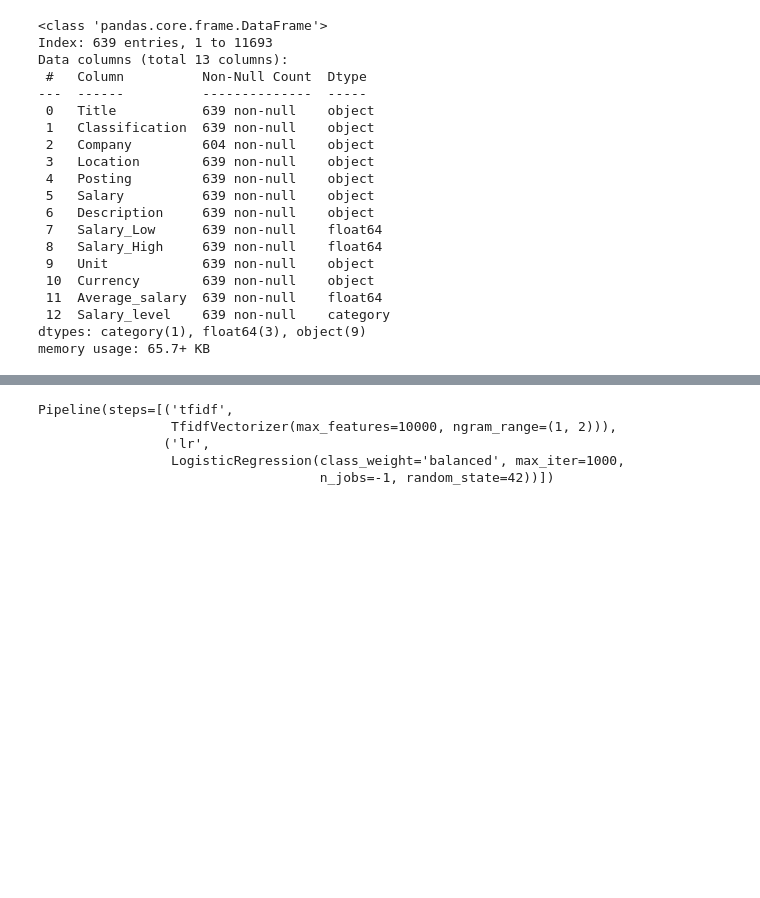
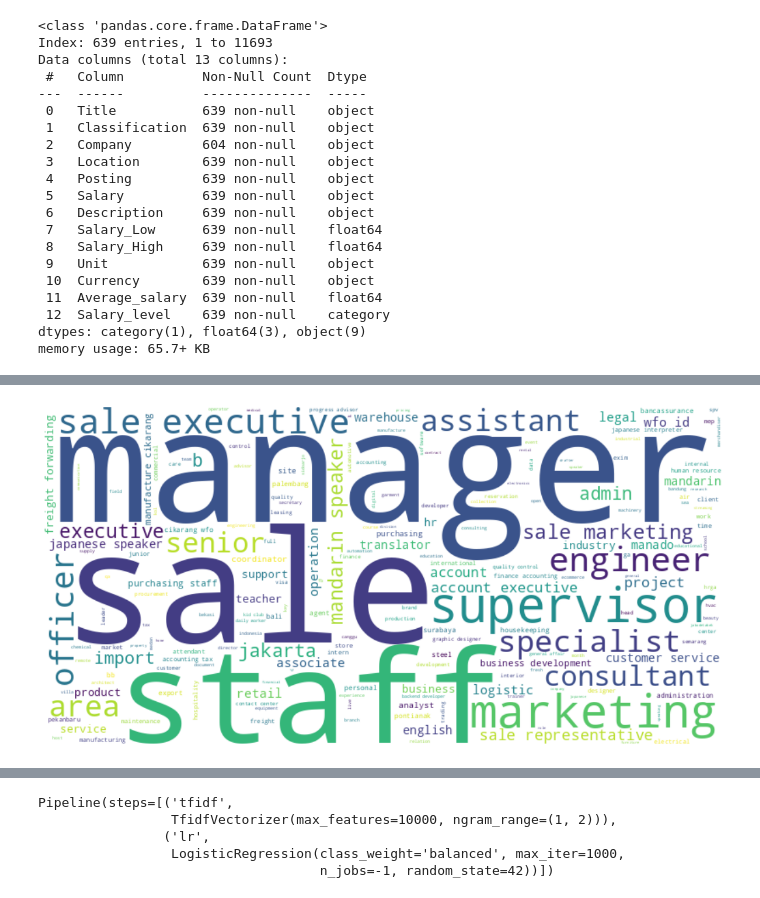
Before and after one commit to Jasman123/Web_scraping_and_Job_Analyze, a Jupyter notebook: Github_Project_WebScraping_Cities_featues.ipynb, the cells around one changed output, grey strips where cells are left out. Cells and saved outputs as stored; diff of their text form; code cells hidden in the pictures; blank space fills up the shorter version.

```diff
--- a/Github_Project_WebScraping_Cities_featues.ipynb
+++ b/Github_Project_WebScraping_Cities_featues.ipynb
@@ -703,0 +515,26 @@ def clean_text(text):
+# %%
+from wordcloud import WordCloud
+
+for column in df.columns.to_list():
+  df[column] = df[column].apply(clean_text)
+
+
+# Combine all text into one string
+text = " ".join(df['Title'].astype(str).tolist())
+
+# Create the word cloud object
+wordcloud = WordCloud(
+    width=800,
+    height=400,
+    background_color='white',
+    colormap='viridis',  # you can change the color theme
+    max_words=200
+).generate(text)
+
+# Display the word cloud
+plt.figure(figsize=(15, 8))
+plt.imshow(wordcloud, interpolation='bilinear')
+plt.axis('off')
+plt.show()
+# %% [output]
+[figure, added]
```
Also changed, not shown: parts of 15 cells of this notebook.
